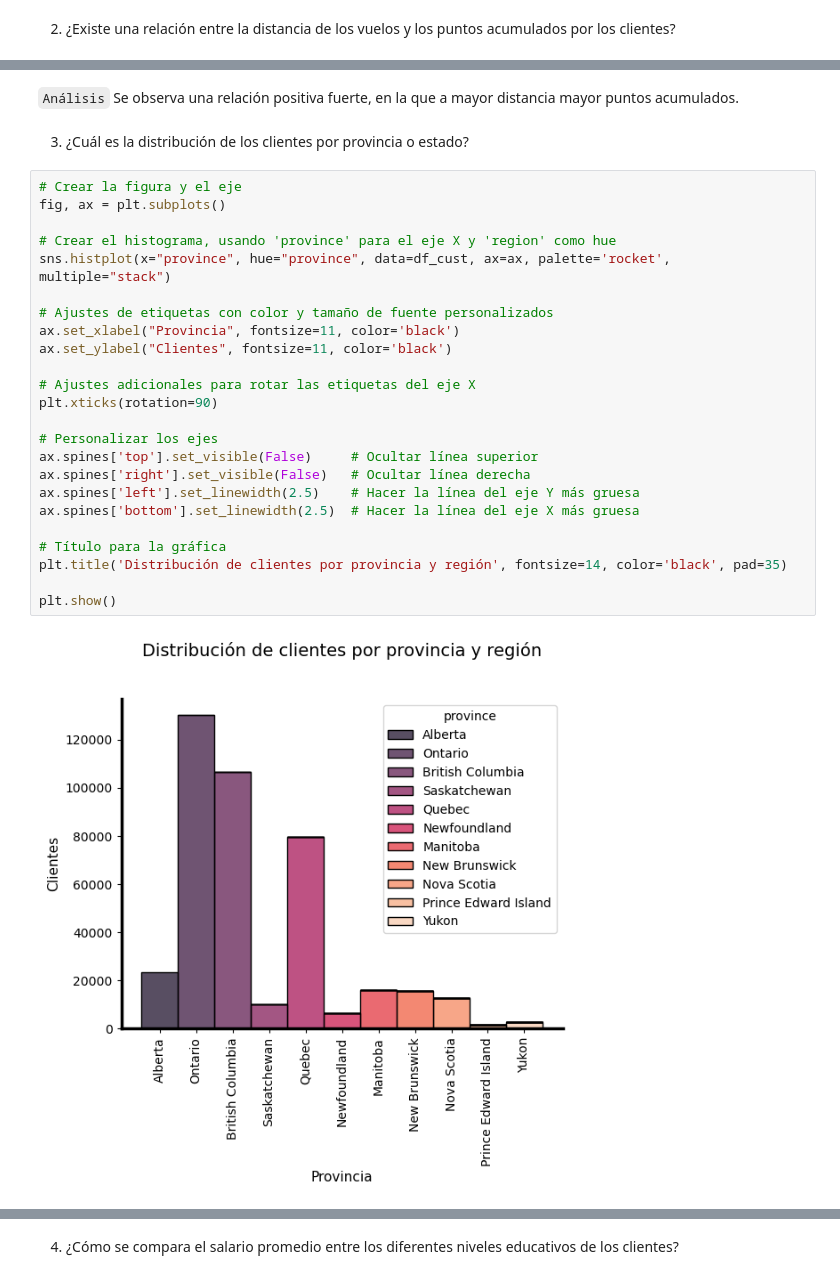
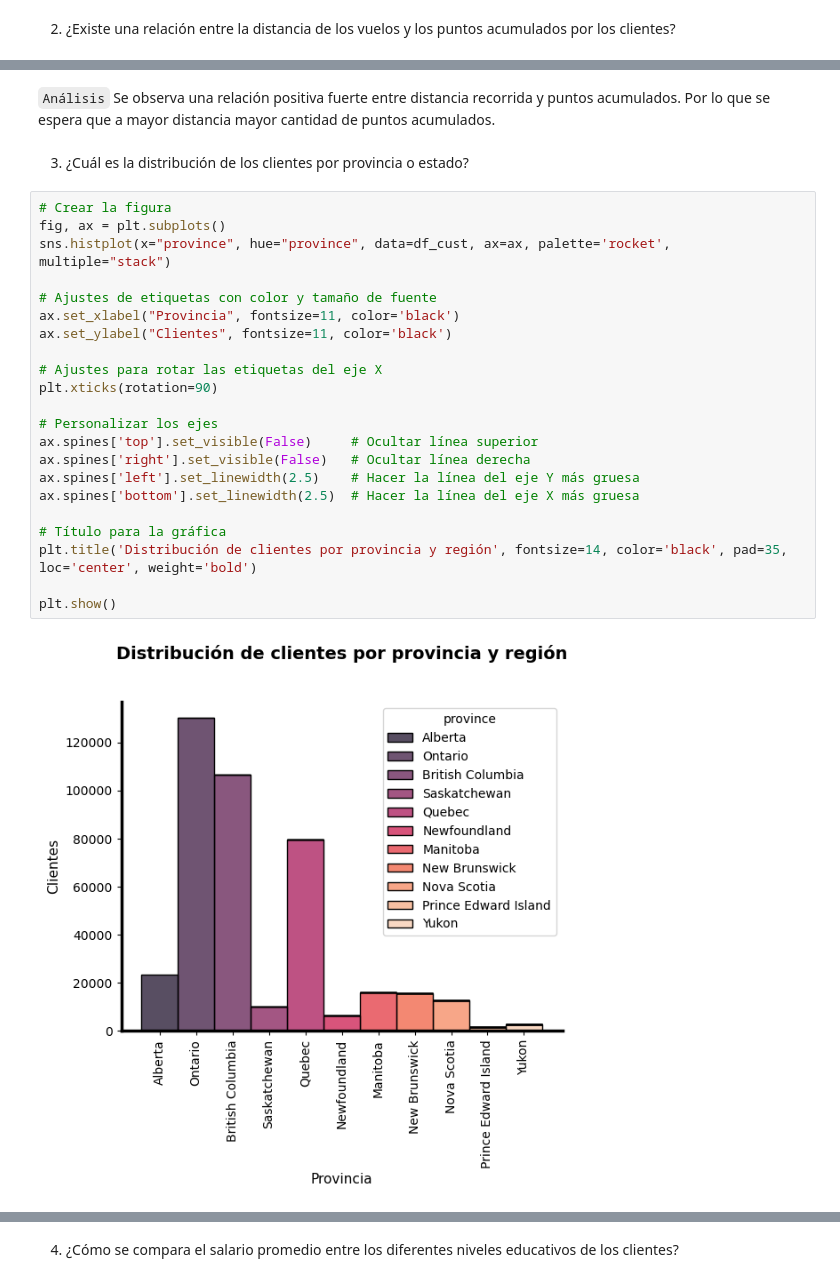
Before and after one commit to Adalab/bda-modulo-3-evaluacion-final-AndreaGonzalezG, a Jupyter notebook: Examen_mod_3_Fase2.ipynb, the cells around one changed output, grey strips where cells are left out. Drawn from its saved outputs; the diff is of its cells as text.

```diff
--- a/Examen_mod_3_Fase2.ipynb
+++ b/Examen_mod_3_Fase2.ipynb
@@ -120,33 +125,31 @@ plt.title('Relación entre distacia y puntos acumulados', fontsize=14, color='wh
 # %% [output]
 [figure]
 # %% [markdown]
-`Análisis` Se observa una relación positiva fuerte, en la que a mayor distancia mayor puntos acumulados.
+`Análisis` Se observa una relación positiva fuerte entre distancia recorrida y puntos acumulados. Por lo que se espera que a mayor distancia mayor cantidad de puntos acumulados.
 # %% [markdown]
 3. ¿Cuál es la distribución de los clientes por provincia o estado?
 # %%
-# Crear la figura y el eje
+# Crear la figura
 fig, ax = plt.subplots()
-
-# Crear el histograma, usando 'province' para el eje X y 'region' como hue
 sns.histplot(x="province", hue="province", data=df_cust, ax=ax, palette='rocket', multiple="stack")
 
-# Ajustes de etiquetas con color y tamaño de fuente personalizados
+# Ajustes de etiquetas con color y tamaño de fuente
 ax.set_xlabel("Provincia", fontsize=11, color='black')
 ax.set_ylabel("Clientes", fontsize=11, color='black')
 
-# Ajustes adicionales para rotar las etiquetas del eje X
+# Ajustes para rotar las etiquetas del eje X
 plt.xticks(rotation=90)
 
 # Personalizar los ejes
 ax.spines['top'].set_visible(False)     # Ocultar línea superior
 ax.spines['right'].set_visible(False)   # Ocultar línea derecha
 ax.spines['left'].set_linewidth(2.5)    # Hacer la línea del eje Y más gruesa
 ax.spines['bottom'].set_linewidth(2.5)  # Hacer la línea del eje X más gruesa
 
 # Título para la gráfica
-plt.title('Distribución de clientes por provincia y región', fontsize=14, color='black', pad=35)
+plt.title('Distribución de clientes por provincia y región', fontsize=14, color='black', pad=35, loc='center', weight='bold')
 
 plt.show()
 # %% [output]
-[figure, old version]
+[figure, new version]
 # %% [markdown]
```
Also changed, not shown: parts of 12 cells of this notebook.
